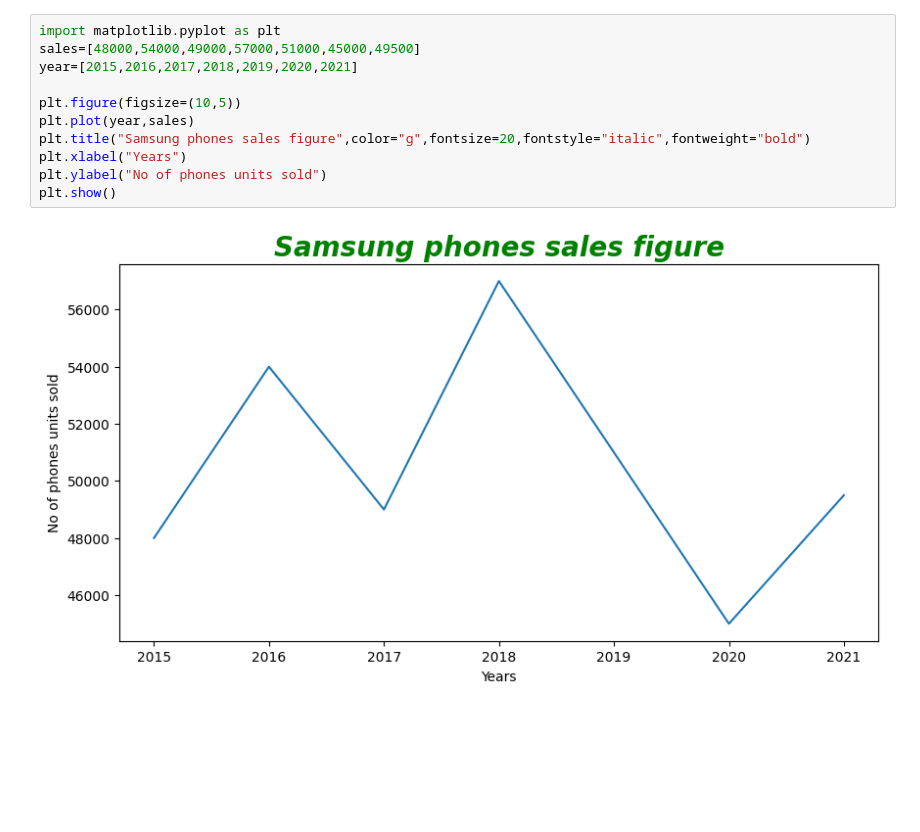
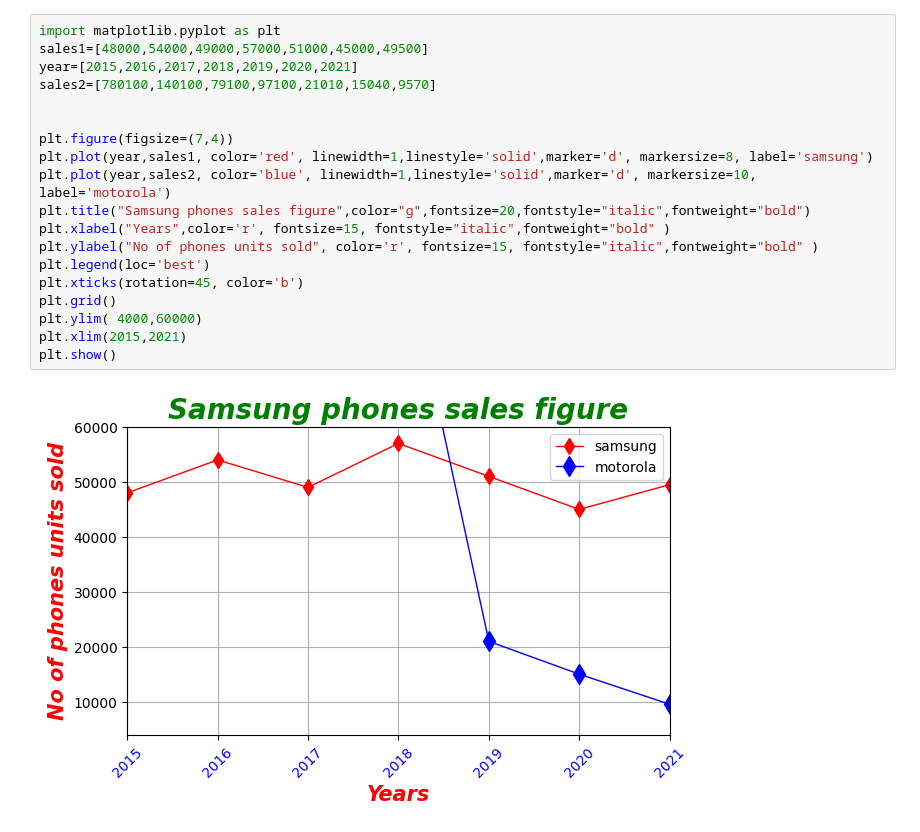
Before and after one commit to HarikeshShukla11/BiziLens-AI, a Jupyter notebook: chapter_appendix-tools-for-deep-learning/jupyter.ipynb, the cells around one changed output. Drawn from its saved outputs; the diff is of its cells as text; blank space fills up the shorter version.

```diff
--- a/chapter_appendix-tools-for-deep-learning/jupyter.ipynb
+++ b/chapter_appendix-tools-for-deep-learning/jupyter.ipynb
@@ -1,13 +1,21 @@
 # %%
 import matplotlib.pyplot as plt
-sales=[48000,54000,49000,57000,51000,45000,49500]
+sales1=[48000,54000,49000,57000,51000,45000,49500]
 year=[2015,2016,2017,2018,2019,2020,2021]
+sales2=[780100,140100,79100,97100,21010,15040,9570]
 
-plt.figure(figsize=(10,5))
-plt.plot(year,sales)
+
+plt.figure(figsize=(7,4))
+plt.plot(year,sales1, color='red', linewidth=1,linestyle='solid',marker='d', markersize=8, label='samsung')
+plt.plot(year,sales2, color='blue', linewidth=1,linestyle='solid',marker='d', markersize=10, label='motorola')
 plt.title("Samsung phones sales figure",color="g",fontsize=20,fontstyle="italic",fontweight="bold")
-plt.xlabel("Years")
-plt.ylabel("No of phones units sold")
+plt.xlabel("Years",color='r', fontsize=15, fontstyle="italic",fontweight="bold" )
+plt.ylabel("No of phones units sold", color='r', fontsize=15, fontstyle="italic",fontweight="bold" )
+plt.legend(loc='best')
+plt.xticks(rotation=45, color='b')
+plt.grid()
+plt.ylim( 4000,60000)
+plt.xlim(2015,2021)
 plt.show()
 # %% [output]
-[figure, old version]
+[figure, new version]
```
Also changed, not shown: parts of 5 cells of this notebook.
